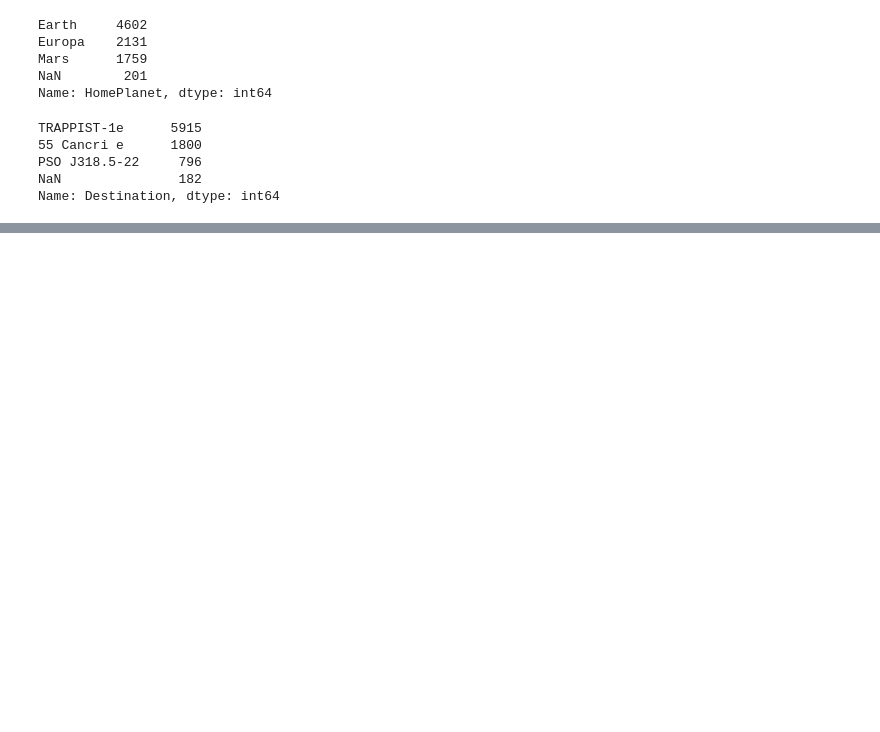
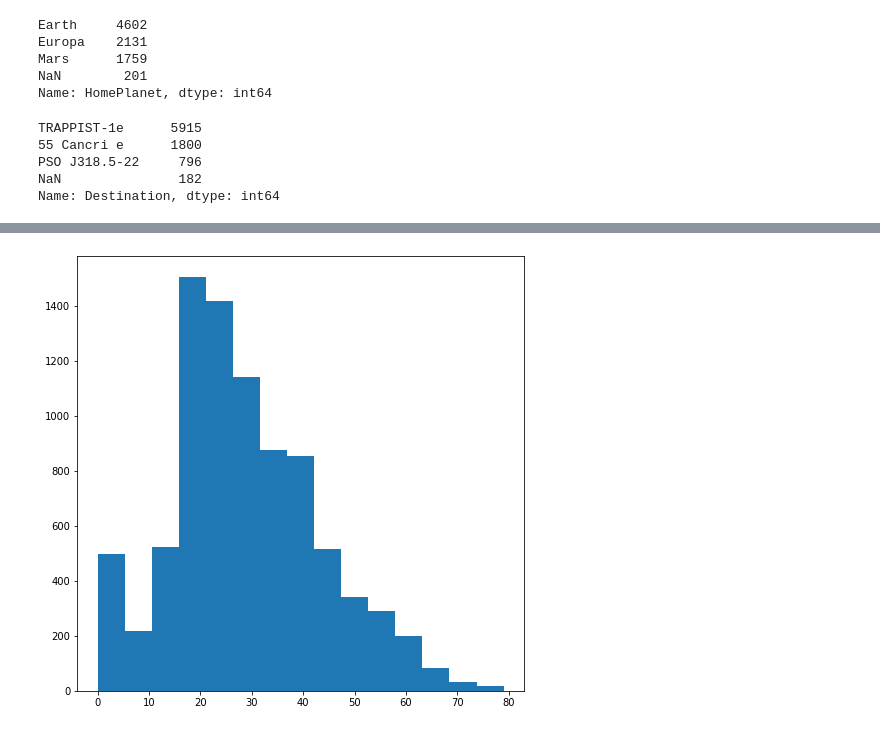
Before and after one commit to connorcapitolo/Spaceship-Titanic, a Jupyter notebook: spaceship_eda.ipynb, the cells around one changed output, grey strips where cells are left out. Drawn from its saved outputs; the diff is of its cells as text; code cells hidden in the pictures; blank space fills up the shorter version.

```diff
--- a/spaceship_eda.ipynb
+++ b/spaceship_eda.ipynb
@@ -256,0 +357,8 @@ Name: Destination, dtype: int64
+# %%
+fig, ax = plt.subplots(1, 1, figsize=(8,8))
+
+ax.hist(df_bool_conv_int["Age"], bins=15)
+
+plt.show()
+# %% [output]
+[figure, added]
```
Also changed, not shown: parts of 13 cells of this notebook.
